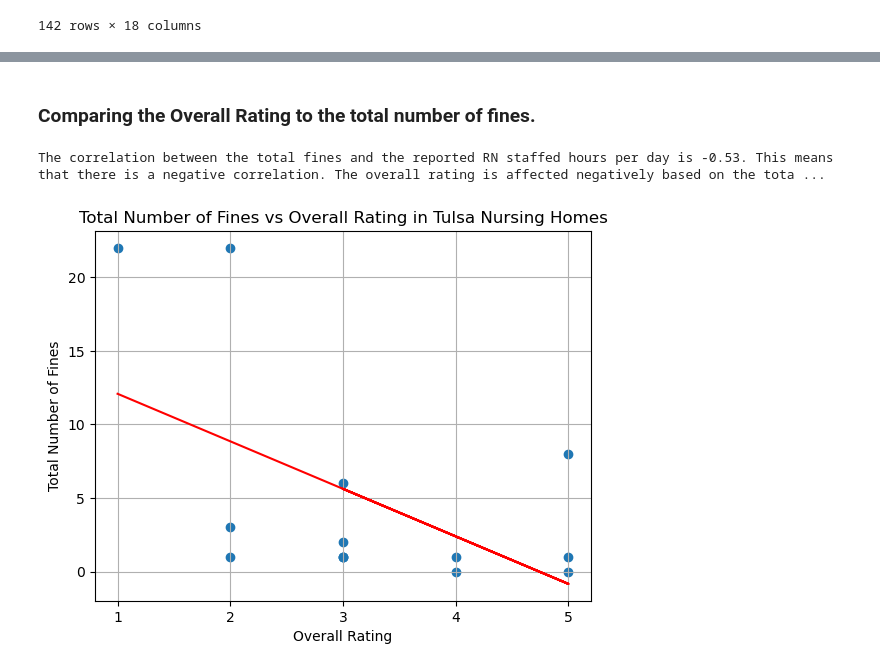
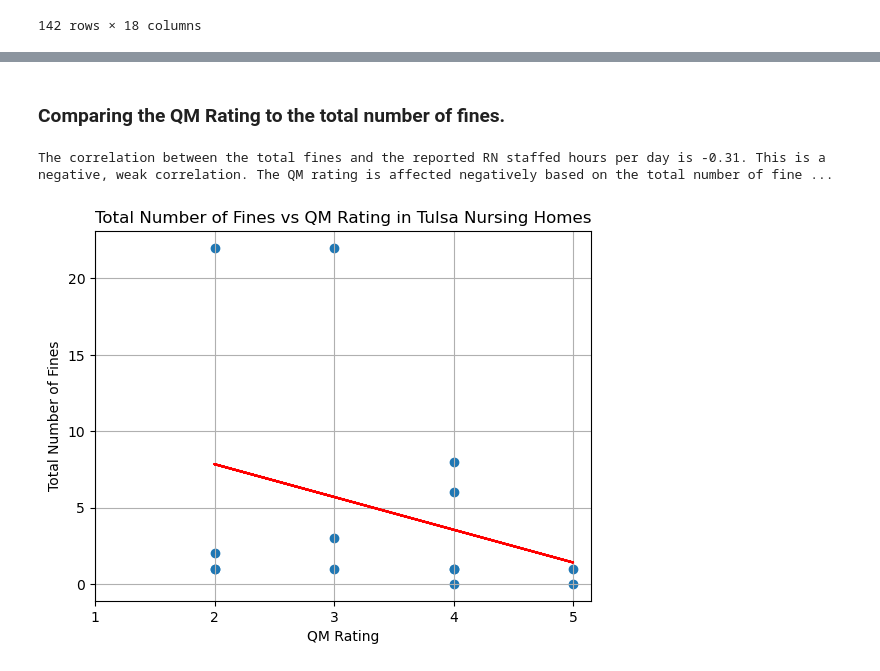
Before and after one commit to wanderfarther/Project_1, a Jupyter notebook: nursing_home_comparisons.ipynb, the cells around one changed output, grey strips where cells are left out. Saved outputs shown, nothing was run; the diff lists cells and outputs as text; code cells hidden in the pictures.

```diff
--- a/nursing_home_comparisons.ipynb
+++ b/nursing_home_comparisons.ipynb
@@ -178,16 +99,0 @@ The correlation between the total fines and the reported RN staffed hours per da
-# %%
-#Binning based on the number of fines.
-fine_bins = [-.01,3,6,10, 30]
-labels = ["0-3 fines","4-6 fines", "7-10 fines", "11+ fines"]
-
-grouped_fines = pd.cut(tulsa_data['Number of Fines'], bins=fine_bins, labels=labels)
-
-tulsa_data['Fine Categories'] = grouped_fines
-tulsa_data[['CMS Certification Number (CCN)', 'Provider Name', 'Provider Address',
-       'City/Town', 'State', 'Ownership Type', 'Overall Rating',
-       'Health Inspection Rating', 'QM Rating', 'Long-Stay QM Rating',
-       'Short-Stay QM Rating', 'Staffing Rating',
-       'Reported RN Staffing Hours per Resident per Day',
-       'Total nursing staff turnover', 'Number of Fines','Fine Categories',
-       'Total Amount of Fines in Dollars', 'Total Number of Penalties']]
-tulsa_data
@@ -219,24 +181,24 @@ plt.tight_layout()
 # %% [markdown]
-### Comparing the Overall Rating to the total number of fines.
+### Comparing the QM Rating to the total number of fines.
 # %%
 #Evaluating the overall rating of each nursing home and the number of fines to see if there is a relationship.
-x_value_rating = tulsa_data['Overall Rating']
+x_value_rating = tulsa_data['QM Rating']
 y_value_fines = tulsa_data['Number of Fines']
 
 cor_coefficent, p_value = st.pearsonr(x_value_rating, y_value_fines)
 
 #linear regression
 (slope, intercept, rvalue, pvalue, stderr) = st.linregress(x_value_rating, y_value_fines)
 plt.plot(x_value_rating, (slope*x_value_rating + intercept), color="red")
 plt.scatter(x_value_rating, y_value_fines)
-plt.xlabel('Overall Rating')
+plt.xlabel('QM Rating')
 plt.xticks([1.0, 2.0, 3.0, 4.0, 5.0])
 plt.ylabel('Total Number of Fines')
-plt.title('Total Number of Fines vs Overall Rating in Tulsa Nursing Homes')
+plt.title('Total Number of Fines vs QM Rating in Tulsa Nursing Homes')
 plt.grid()
 
-print(f"The correlation between the total fines and the reported RN staffed hours per day is {round(cor_coefficent,2)}. This means that there is a negative, medium correlation. The overall rating is affected negatively based on the total number of fines. This can be seen by the downward sloping linear regression.")
+print(f"The correlation between the total fines and the reported RN staffed hours per day is {round(cor_coefficent,2)}. This is a negative, weak correlation. The QM rating is affected negatively based on the total number of fines. This can be seen by the downward sloping linear regression.")
 # %% [output]
-The correlation between the total fines and the reported RN staffed hours per day is -0.53. This means that there is a negative correlation. The overall rating is affected negatively based on the tota ...
+The correlation between the total fines and the reported RN staffed hours per day is -0.31. This is a negative, weak correlation. The QM rating is affected negatively based on the total number of fine ...
-[figure, old version]
+[figure, new version]
 # %%
```
Also changed, not shown: parts of 30 cells of this notebook, 5 other files.
